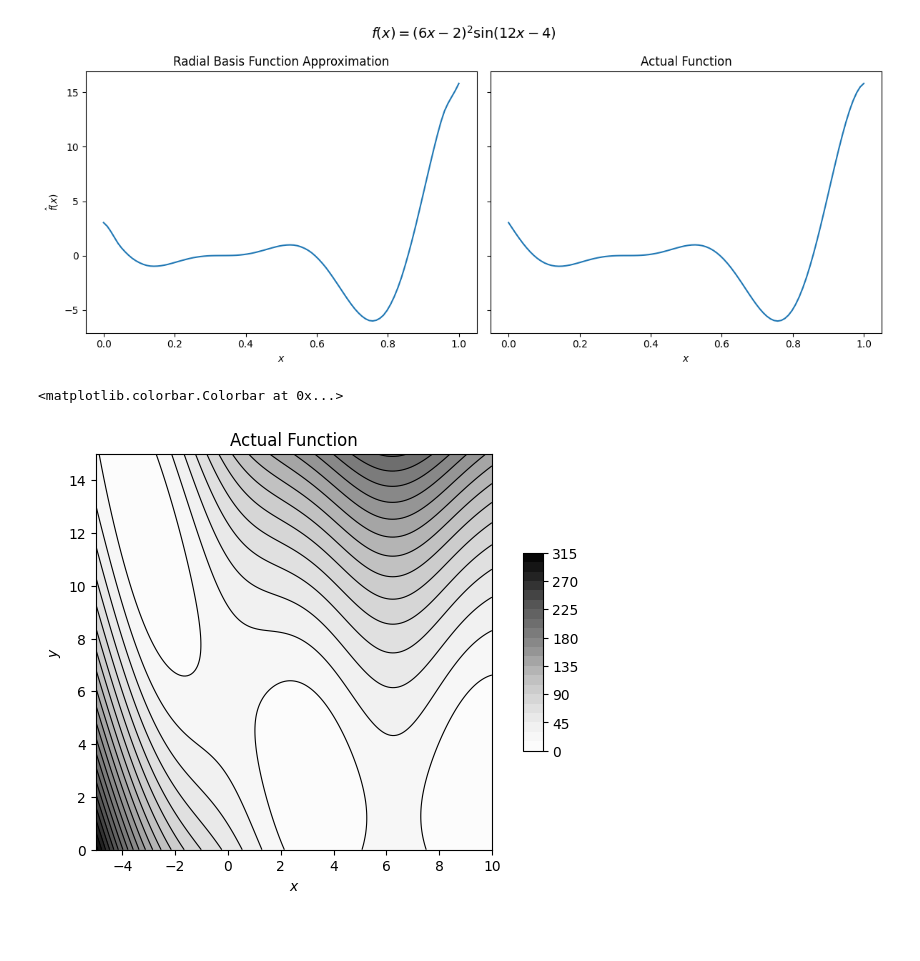
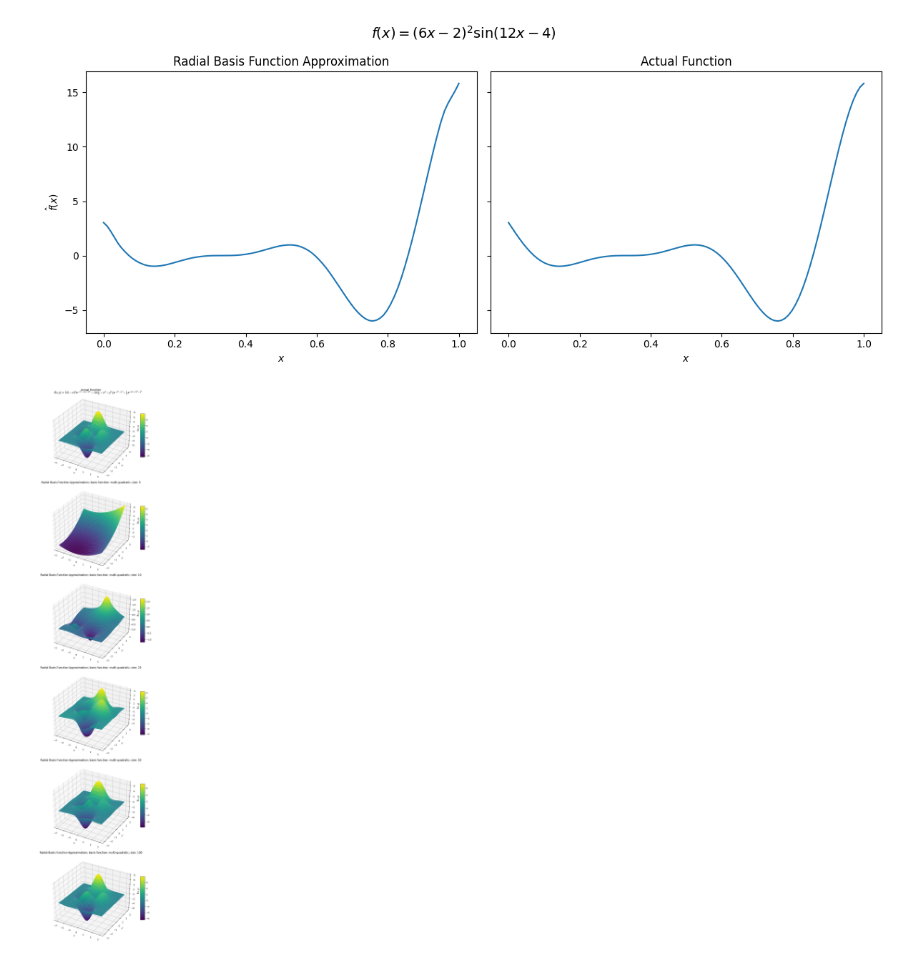
Before and after one commit to ijs32/rceu-2026, a Jupyter notebook: src/ian/surrogate-modeling/chapter-2/chapter_2.ipynb, the cells around one changed output. Drawn from its saved outputs; the diff is of its cells as text; code cells hidden in the pictures; blank space fills up the shorter version.

```diff
--- a/src/ian/surrogate-modeling/chapter-2/chapter_2.ipynb
+++ b/src/ian/surrogate-modeling/chapter-2/chapter_2.ipynb
@@ -94,7 +95,7 @@ fig.colorbar(surf2, ax=ax, shrink=0.5, aspect=10)
 for i, size in enumerate(sample_sizes):
 
     # --- Fit the RBF surrogate ---
-    X_sample   = random_latin_hypercube(size, 2, -3, 3)
+    X_sample   = space_filling_latin_hypercube(size, 2, [-3]*2, [3]*2)
     D_sample   = cdist(X_sample, X_sample)
     PSI_sample = psi(D_sample, code = 3)
     Z_sample   = peaks(X_sample)
@@ -139,7 +140,7 @@ Z_true = peaks(matr).reshape((200,200))
 sample_sizes = [5,10,25,50,100]
 n_plots = len(sample_sizes) + 1
 
-fig = plt.figure(figsize=(8, 6*n_plots))
+fig = plt.figure(figsize=(8, 6*n_plots), dpi=100)
 
 ax = fig.add_subplot(n_plots, 1, 1, projection='3d')
 surf2 = ax.plot_surface(X, Y, Z_true, cmap='viridis', linewidth=0, antialiased=True)
@@ -148,71 +149,35 @@ ax.set_xlabel(r'$x$')
 ax.set_ylabel(r'$y$')
 ax.set_zlabel(r'$f(x,y)$')
 fig.colorbar(surf2, ax=ax, shrink=0.5, aspect=10)
 
 code = 6
 for i, size in enumerate(sample_sizes):
 
     # --- Fit the RBF surrogate ---
-    X_sample = random_latin_hypercube(size, 2, -3, 3)
+    k = 2
+    X_sample = space_filling_latin_hypercube(size, k, [-3]*k, [3]*k)
 
     rbf = Parametric(X_sample, peaks, code=code)
     sigma      = rbf.optimizer()
     PSI_sample = rbf.get_psi_matrix(X_sample, X_sample, sigma)
     Z_sample   = peaks(X_sample)
     W          = np.linalg.solve(PSI_sample, Z_sample)
 
     D    = cdist(matr, X_sample)
     PSI  = psi(D, code, sigma)
     Z_rbf  = (PSI @ W).reshape((200, 200))
 
     ax2 = fig.add_subplot(n_plots, 1, i+2, projection='3d')
     surf1 = ax2.plot_surface(X, Y, Z_rbf, cmap='viridis', linewidth=0, antialiased=True)
     ax2.set_title(f'Radial Basis Function Approximation; basis function: multi-quadratic; size: {size}')
     ax2.set_xlabel(r'$x$')
     ax2.set_ylabel(r'$y$')
     ax2.set_zlabel(r'$\hat{f}(x,y)$')
     fig.colorbar(surf1, ax=ax2, shrink=0.5, aspect=10)
 
 fig.suptitle(func_latex, fontsize=12)
 plt.tight_layout()
 plt.show()
+# %% [output]
+[figure, added]
-# %%
-k = 2
-n = 20
-
-X_sample = random_latin_hypercube(n, k)
-Y_sample = branin(X_sample)
-
-# upper and lower theta bounds
-# search
-
-func_latex = (r'$f(x,y) = 3(1-x)^2 e^{-x^2-(y+1)^2} '
-              r'- 10\left(\frac{x}{5} - x^3 - y^5\right) e^{-x^2-y^2} '
-              r'- \frac{1}{3} e^{-(x+1)^2-y^2}$')
-
-# --- Evaluate both surfaces on a grid ---
-x = np.linspace(-5, 10, 200)
-y = np.linspace(0, 15, 200)
-X, Y = np.meshgrid(x, y)
-matr = np.hstack((X.reshape((-1, 1)), Y.reshape((-1, 1))))
-
-Z_true = branin(matr).reshape((200,200))
-
-# --- Plot side by side ---
-sample_sizes = [5,10,25,50,100]
-n_plots = len(sample_sizes) + 1
-
-fig = plt.figure(figsize=(8, 6*n_plots))
-
-ax = fig.add_subplot(n_plots, 1, 1)
-fill = ax.contourf(X, Y, Z_true, levels=20, cmap='Greys')
-lines = ax.contour(X, Y, Z_true, levels=20, colors='black', linewidths=0.8)
-ax.set_title('Actual Function')
-ax.set_xlabel(r'$x$')
-ax.set_ylabel(r'$y$')
-ax.set_aspect('equal')
-fig.colorbar(fill, ax=ax, shrink=0.5, aspect=10)
-# %% [output]
-<matplotlib.colorbar.Colorbar at 0x...>
-[figure, removed]
 # %%
```
Also changed, not shown: parts of 3 cells of this notebook, 6 other files.
